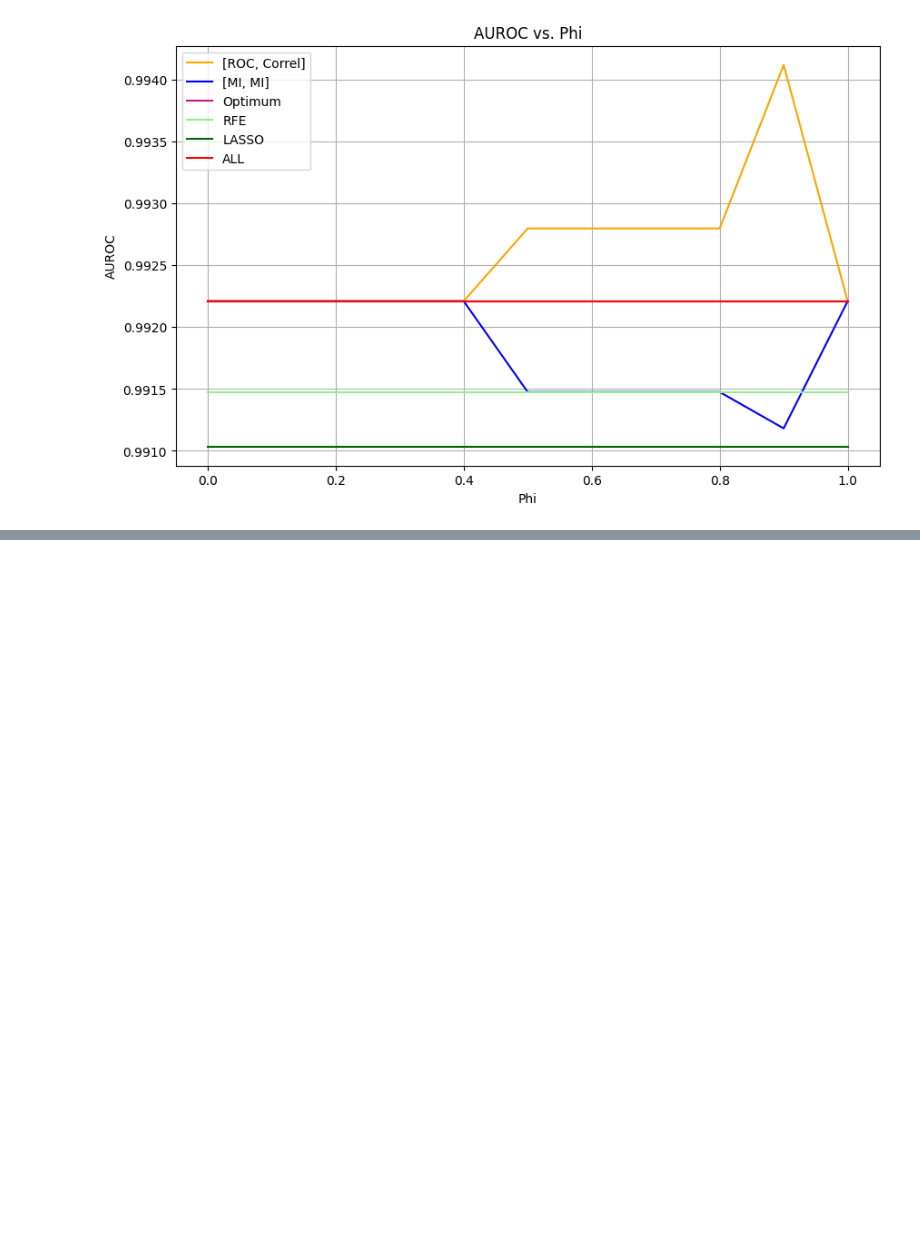
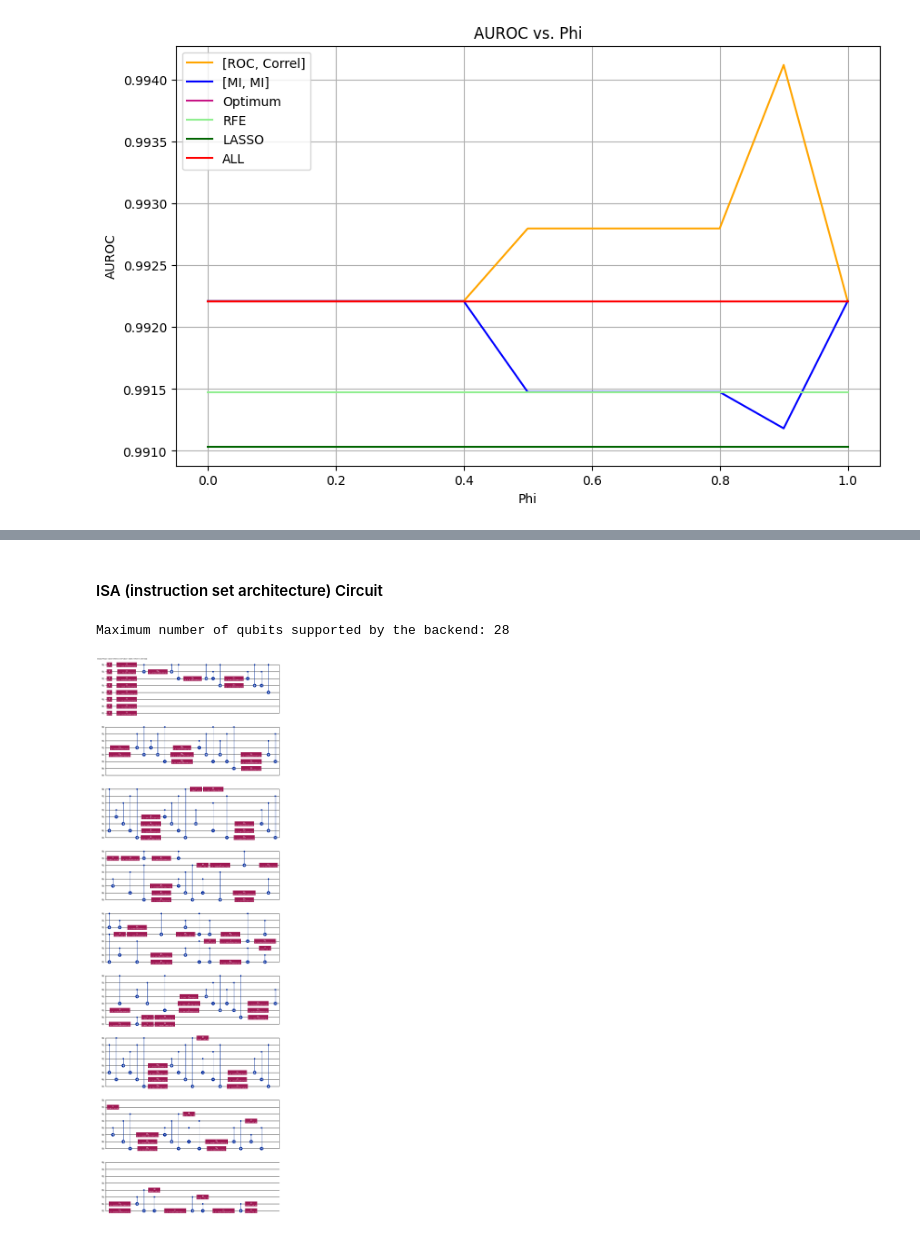
Before and after one commit to annafcosta/Quantum-Computer-Feature-Selection, a Jupyter notebook: src/breast_cancer.ipynb, the cells around one changed output, grey strips where cells are left out. Saved outputs shown, nothing was run; the diff lists cells and outputs as text; code cells hidden in the pictures; blank space fills up the shorter version.

```diff
--- a/src/breast_cancer.ipynb
+++ b/src/breast_cancer.ipynb
@@ -457,0 +727,17 @@ plt.show()
+# %% [markdown]
+#### ISA (instruction set architecture) Circuit
+# %%
+aer_sim = AerSimulator()
+
+backend_config = aer_sim.configuration()
+print(f"Maximum number of qubits supported by the backend: {backend_config.n_qubits}")
+# %% [output]
+Maximum number of qubits supported by the backend: 28
+# %%
+aer_sim = AerSimulator()
+pm = generate_preset_pass_manager(backend=aer_sim, optimization_level=1)
+ansatz_isa = pm.run(ansatz)
+
+ansatz_isa.decompose(reps=3).draw(output="mpl", style="iqp")
+# %% [output]
+[figure, added]
```
Also changed, not shown: parts of 30 cells of this notebook.
